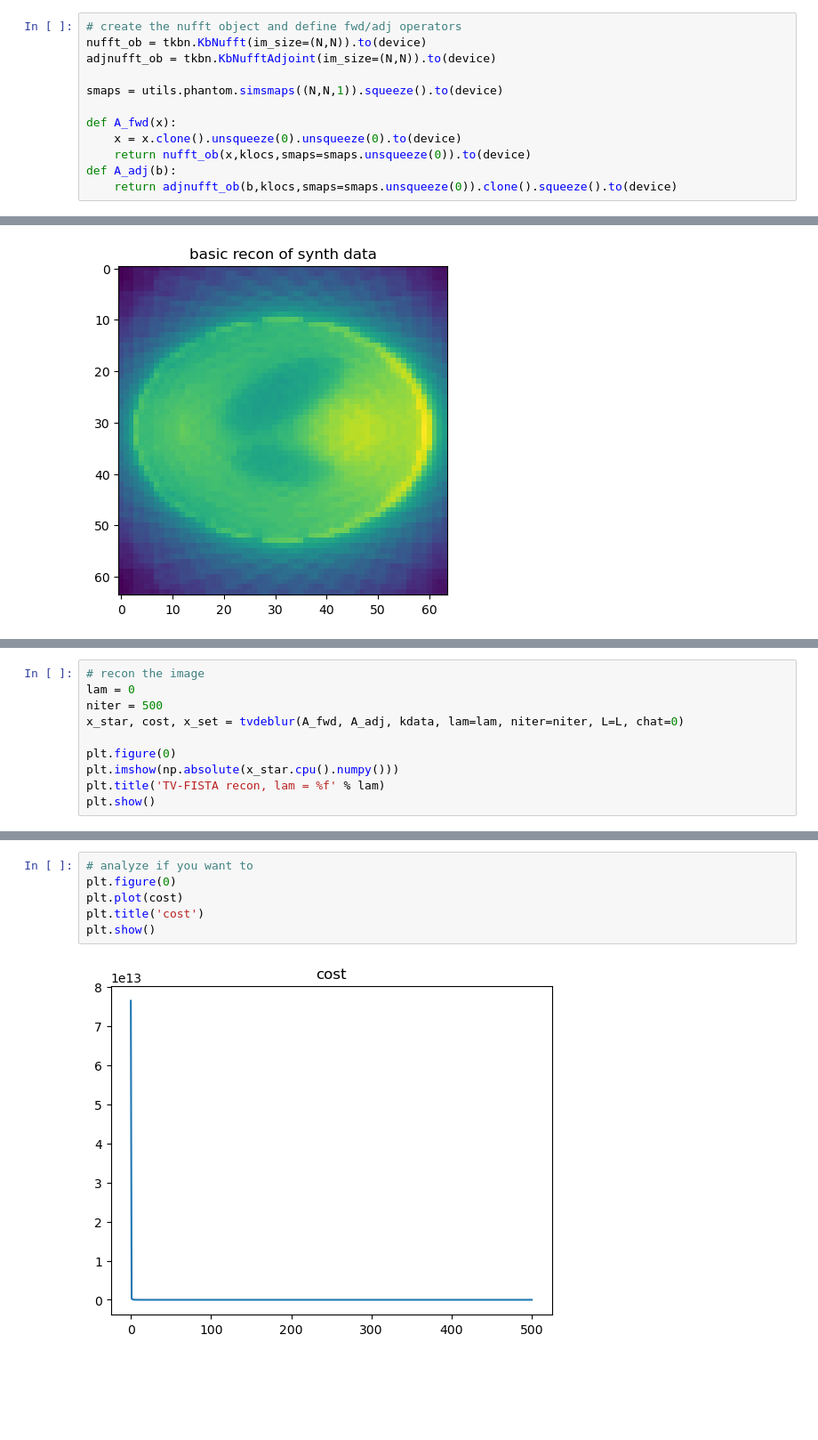
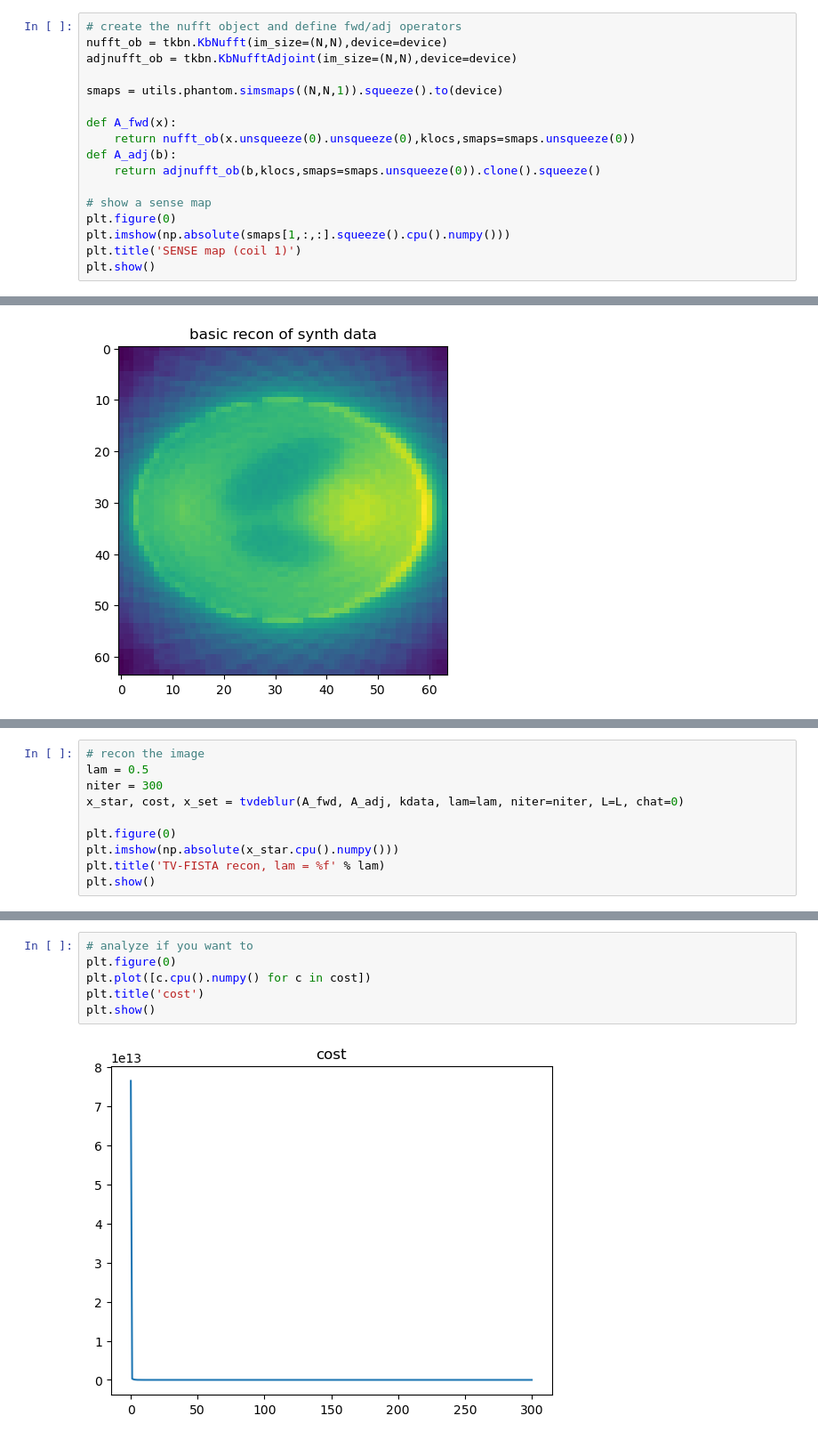
Before and after one commit to fmrifrey/pyrec, a Jupyter notebook: sensetest2d.ipynb, the cells around one changed output, grey strips where cells are left out. Shown at 89% size. Cells and saved outputs as stored; diff of their text form; blank space fills up the shorter version.

Commit message:
started adding 3d sense test...

```diff
--- a/sensetest2d.ipynb
+++ b/sensetest2d.ipynb
@@ -56,13 +58,18 @@ klocs = torch.tensor(klocs).to(device)
 [figure]
 # %%
 # create the nufft object and define fwd/adj operators
-nufft_ob = tkbn.KbNufft(im_size=(N,N)).to(device)
-adjnufft_ob = tkbn.KbNufftAdjoint(im_size=(N,N)).to(device)
+nufft_ob = tkbn.KbNufft(im_size=(N,N),device=device)
+adjnufft_ob = tkbn.KbNufftAdjoint(im_size=(N,N),device=device)
 
 smaps = utils.phantom.simsmaps((N,N,1)).squeeze().to(device)
 
 def A_fwd(x):
-    x = x.clone().unsqueeze(0).unsqueeze(0).to(device)
-    return nufft_ob(x,klocs,smaps=smaps.unsqueeze(0)).to(device)
+    return nufft_ob(x.unsqueeze(0).unsqueeze(0),klocs,smaps=smaps.unsqueeze(0))
 def A_adj(b):
-    return adjnufft_ob(b,klocs,smaps=smaps.unsqueeze(0)).clone().squeeze().to(device)
+    return adjnufft_ob(b,klocs,smaps=smaps.unsqueeze(0)).clone().squeeze()
+
+# show a sense map
+plt.figure(0)
+plt.imshow(np.absolute(smaps[1,:,:].squeeze().cpu().numpy()))
+plt.title('SENSE map (coil 1)')
+plt.show()
@@ -85,7 +94,7 @@ tensor(12538.2472, device='cuda:0', dtype=torch.float64)
 # %%
 # recon the image
-lam = 0
-niter = 500
+lam = 0.5
+niter = 300
 x_star, cost, x_set = tvdeblur(A_fwd, A_adj, kdata, lam=lam, niter=niter, L=L, chat=0)
 
 plt.figure(0)
@@ -95,8 +123,8 @@ plt.show()
 # %%
 # analyze if you want to
 plt.figure(0)
-plt.plot(cost)
+plt.plot([c.cpu().numpy() for c in cost])
 plt.title('cost')
 plt.show()
 # %% [output]
-[figure, old version]
+[figure, new version]
```
Also changed, not shown: parts of 5 cells of this notebook, 3 other files.
